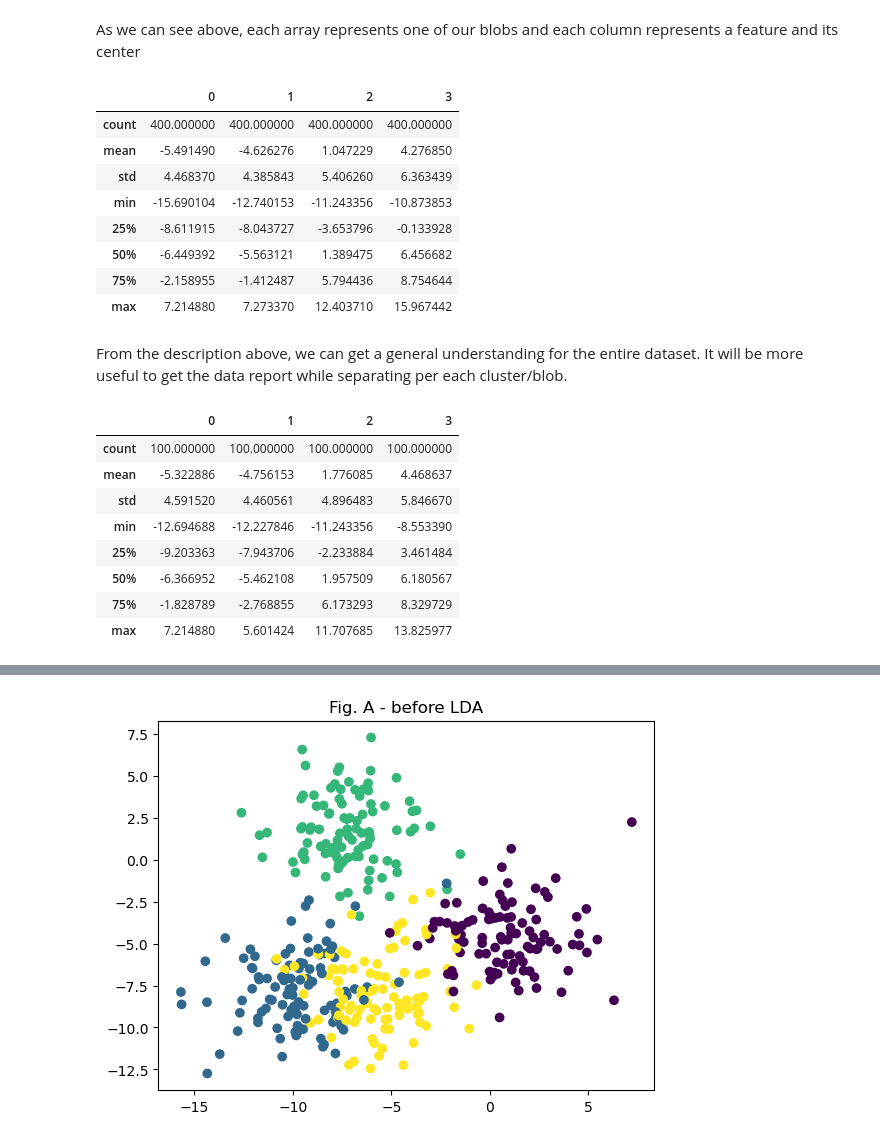
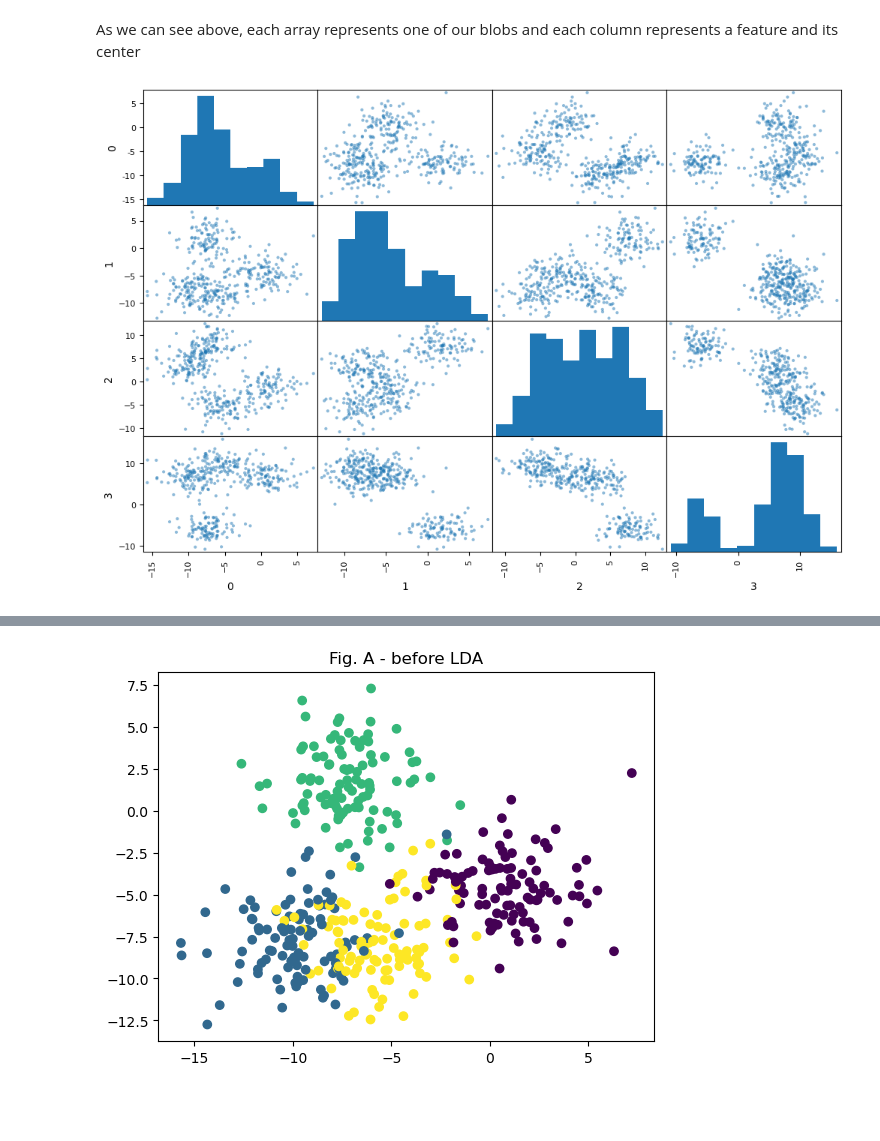
Before and after one commit to matthewpkearney/hw2-classification, a Jupyter notebook: MatthewKearney_HW2.ipynb, the cells around one changed output, grey strips where cells are left out. Saved outputs shown, nothing was run; the diff lists cells and outputs as text; code cells hidden in the pictures; blank space fills up the shorter version.

```diff
--- a/MatthewKearney_HW2.ipynb
+++ b/MatthewKearney_HW2.ipynb
@@ -14,29 +13,11 @@ As we can see above, each array represents one of our blobs and each column repr
 # %%
 
 DF = pd.DataFrame.from_records(X)
-DF.describe()
+
+from pandas.plotting import scatter_matrix
+
+
+scatter_matrix(DF, figsize=(12,8))
+plt.show()
 # %% [output]
-|  | 0 | 1 | 2 | 3 |
-| count | 400.000000 | 400.000000 | 400.000000 | 400.000000 |
-| mean | -5.491490 | -4.626276 | 1.047229 | 4.276850 |
-| std | 4.468370 | 4.385843 | 5.406260 | 6.363439 |
-| min | -15.690104 | -12.740153 | -11.243356 | -10.873853 |
-| 25% | -8.611915 | -8.043727 | -3.653796 | -0.133928 |
-| 50% | -6.449392 | -5.563121 | 1.389475 | 6.456682 |
-| 75% | -2.158955 | -1.412487 | 5.794436 | 8.754644 |
-| max | 7.214880 | 7.273370 | 12.403710 | 15.967442 |
+[figure, added]
-# %% [markdown]
-From the description above, we can get a general understanding for the entire dataset. It will be more useful to get the data report while separating per each cluster/blob.
-# %%
-# Class 1 [0,100]
-DF[0:100].describe()
-# %% [output]
-|  | 0 | 1 | 2 | 3 |
-| count | 100.000000 | 100.000000 | 100.000000 | 100.000000 |
-| mean | -5.322886 | -4.756153 | 1.776085 | 4.468637 |
-| std | 4.591520 | 4.460561 | 4.896483 | 5.846670 |
-| min | -12.694688 | -12.227846 | -11.243356 | -8.553390 |
-| 25% | -9.203363 | -7.943706 | -2.233884 | 3.461484 |
-| 50% | -6.366952 | -5.462108 | 1.957509 | 6.180567 |
-| 75% | -1.828789 | -2.768855 | 6.173293 | 8.329729 |
-| max | 7.214880 | 5.601424 | 11.707685 | 13.825977 |
```
Also changed, not shown: parts of 43 cells of this notebook.
